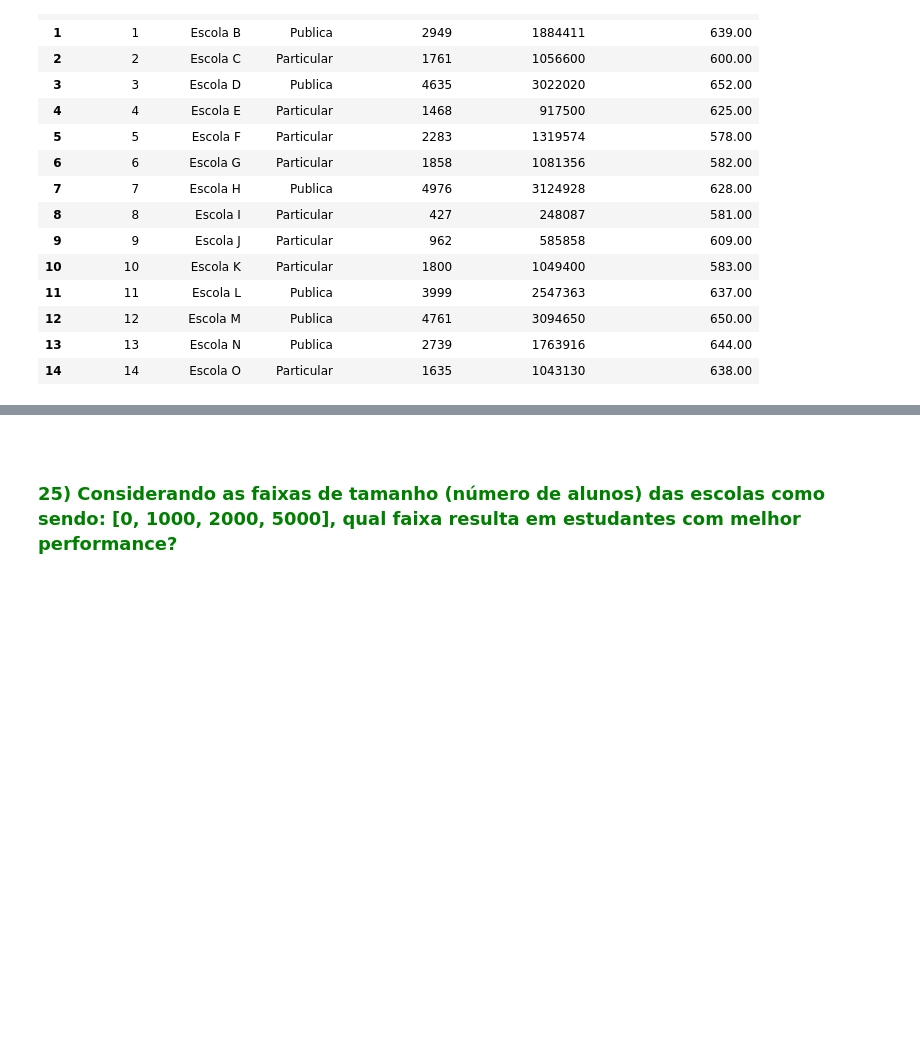
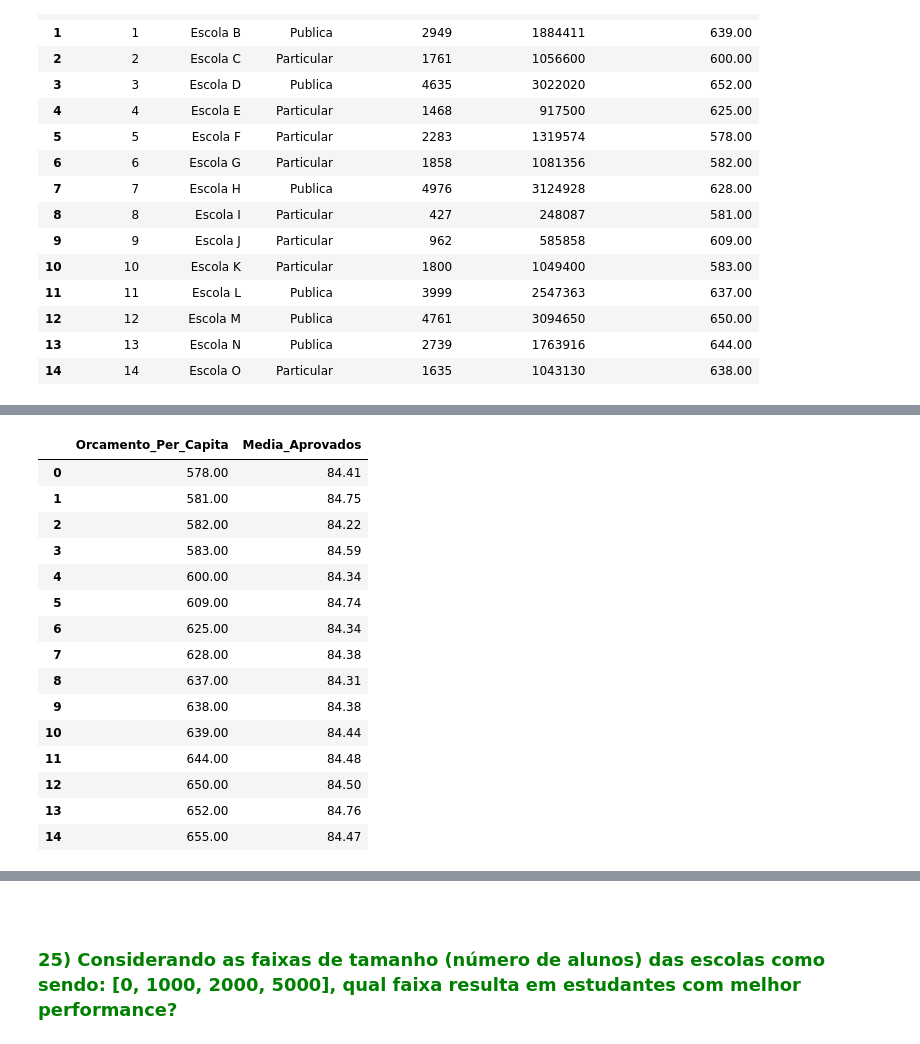
Before and after one commit to EduardoBran/Python_-_Estrutura-de-Dados-com-Pandas, a Jupyter notebook: 6.Estudo_de_Caso_-_Analise_Dados_Escolares_com_Pandas.ipynb, the cells around one changed output, grey strips where cells are left out. Saved outputs shown, nothing was run; the diff lists cells and outputs as text; code cells hidden in the pictures; blank space fills up the shorter version.

Commit message:
resolvendo as novas perguntas - parte 2

```diff
--- a/6.Estudo_de_Caso_-_Analise_Dados_Escolares_com_Pandas.ipynb
+++ b/6.Estudo_de_Caso_-_Analise_Dados_Escolares_com_Pandas.ipynb
@@ -1013,4 +1009,6 @@ dados_escolas
 | 13 | 13 | Escola N | Publica | 2739 | 1763916 | 644.00 |
 | 14 | 14 | Escola O | Particular | 1635 | 1043130 | 638.00 |
 # %%
+# Adicionando Nova Coluna Media_Aprovados
+aprovados['Media_Aprovados'] = (aprovados['Nota_Redacao'] + aprovados['Nota_Matematica']) / 2
 aprovados
@@ -1039,0 +1076,22 @@ dados_completos
+# %%
+# Realizando Agrupamento Por Orcamento_Per_Capita e calculando a média
+# Calculando a média das notas de Matemática e Redação para cada faixa de Orcamento_Per_Capita
+aprovados_por_oc = dados_completos.groupby('Orcamento_Per_Capita')['Media_Aprovados'].mean().reset_index()
+aprovados_por_oc
+# %% [output]
+|  | Orcamento_Per_Capita | Media_Aprovados |
+| 0 | 578.00 | 84.41 |
+| 1 | 581.00 | 84.75 |
+| 2 | 582.00 | 84.22 |
+| 3 | 583.00 | 84.59 |
+| 4 | 600.00 | 84.34 |
+| 5 | 609.00 | 84.74 |
+| 6 | 625.00 | 84.34 |
+| 7 | 628.00 | 84.38 |
+| 8 | 637.00 | 84.31 |
+| 9 | 638.00 | 84.38 |
+| 10 | 639.00 | 84.44 |
+| 11 | 644.00 | 84.48 |
+| 12 | 650.00 | 84.50 |
+| 13 | 652.00 | 84.76 |
+| 14 | 655.00 | 84.47 |
```
Also changed, not shown: parts of 24 cells of this notebook, 1 other file.
